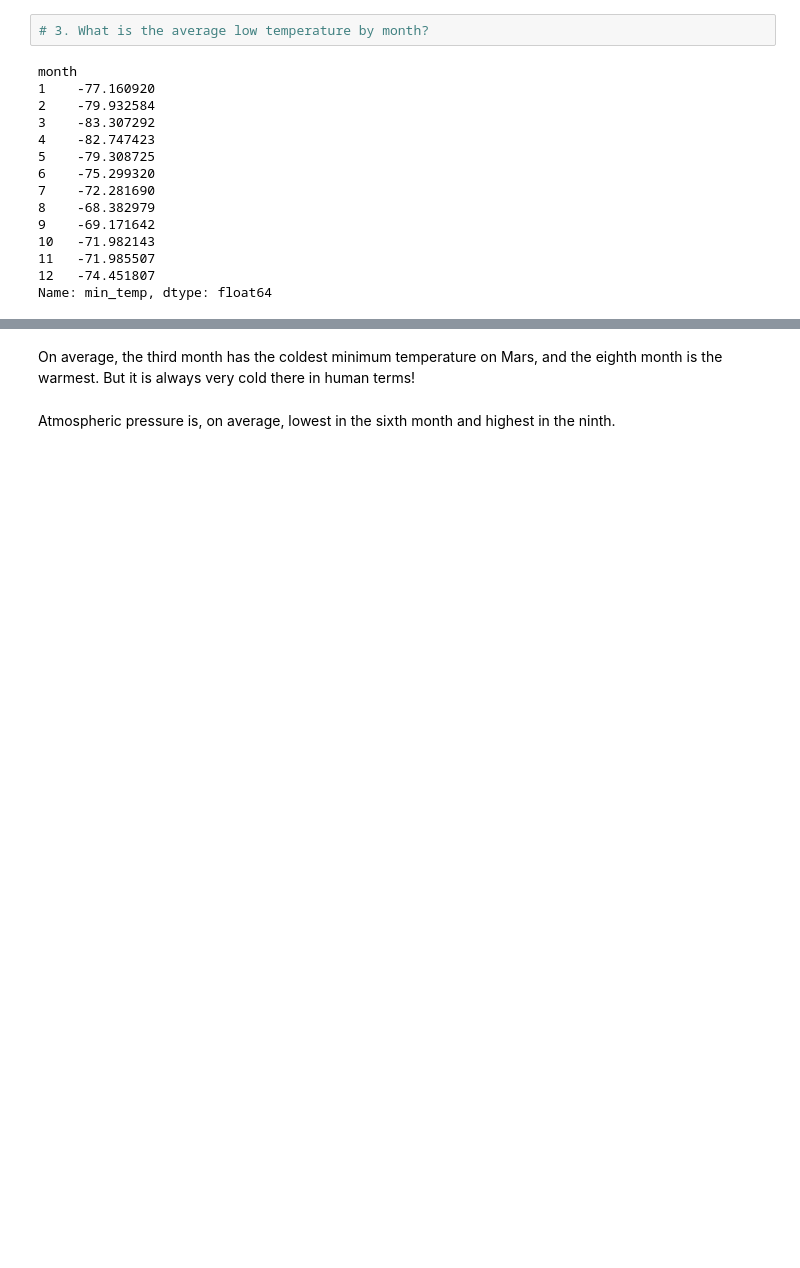
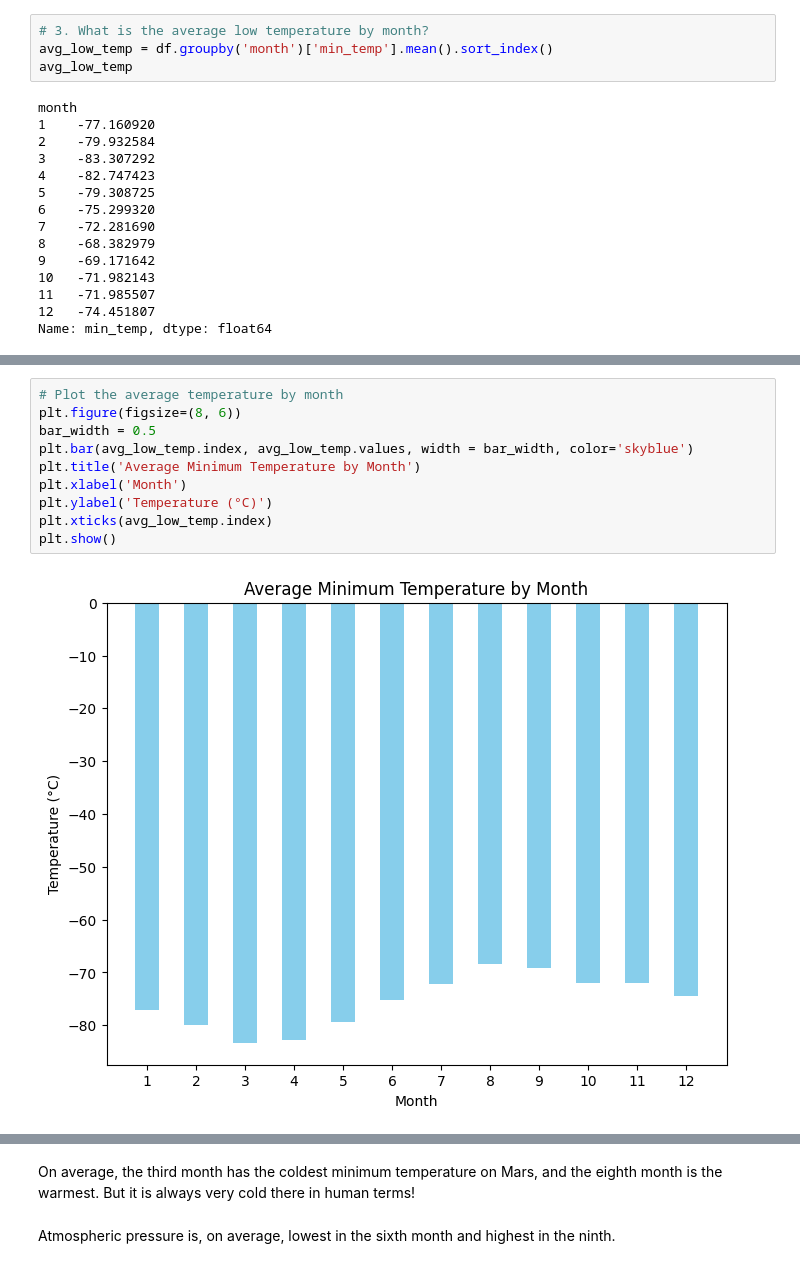
Before and after one commit to elgnol/html-challenge, a Jupyter notebook: MarsWebScraping/part_2_mars_weather.ipynb, the cells around one changed output, grey strips where cells are left out. Saved outputs shown, nothing was run; the diff lists cells and outputs as text; blank space fills up the shorter version.

```diff
--- a/MarsWebScraping/part_2_mars_weather.ipynb
+++ b/MarsWebScraping/part_2_mars_weather.ipynb
@@ -152,6 +169,8 @@ Name: month, dtype: int64
 1867
 # %%
 # 3. What is the average low temperature by month?
+avg_low_temp = df.groupby('month')['min_temp'].mean().sort_index()
+avg_low_temp
 # %% [output]
 month
 1    -77.160920
@@ -177,0 +189,12 @@ Name: min_temp, dtype: float64
+# %%
+# Plot the average temperature by month
+plt.figure(figsize=(8, 6))
+bar_width = 0.5
+plt.bar(avg_low_temp.index, avg_low_temp.values, width = bar_width, color='skyblue')
+plt.title('Average Minimum Temperature by Month')
+plt.xlabel('Month')
+plt.ylabel('Temperature (°C)')
+plt.xticks(avg_low_temp.index)
+plt.show()
+# %% [output]
+[figure, added]
```
Also changed, not shown: parts of 12 cells of this notebook, 1 other file.
